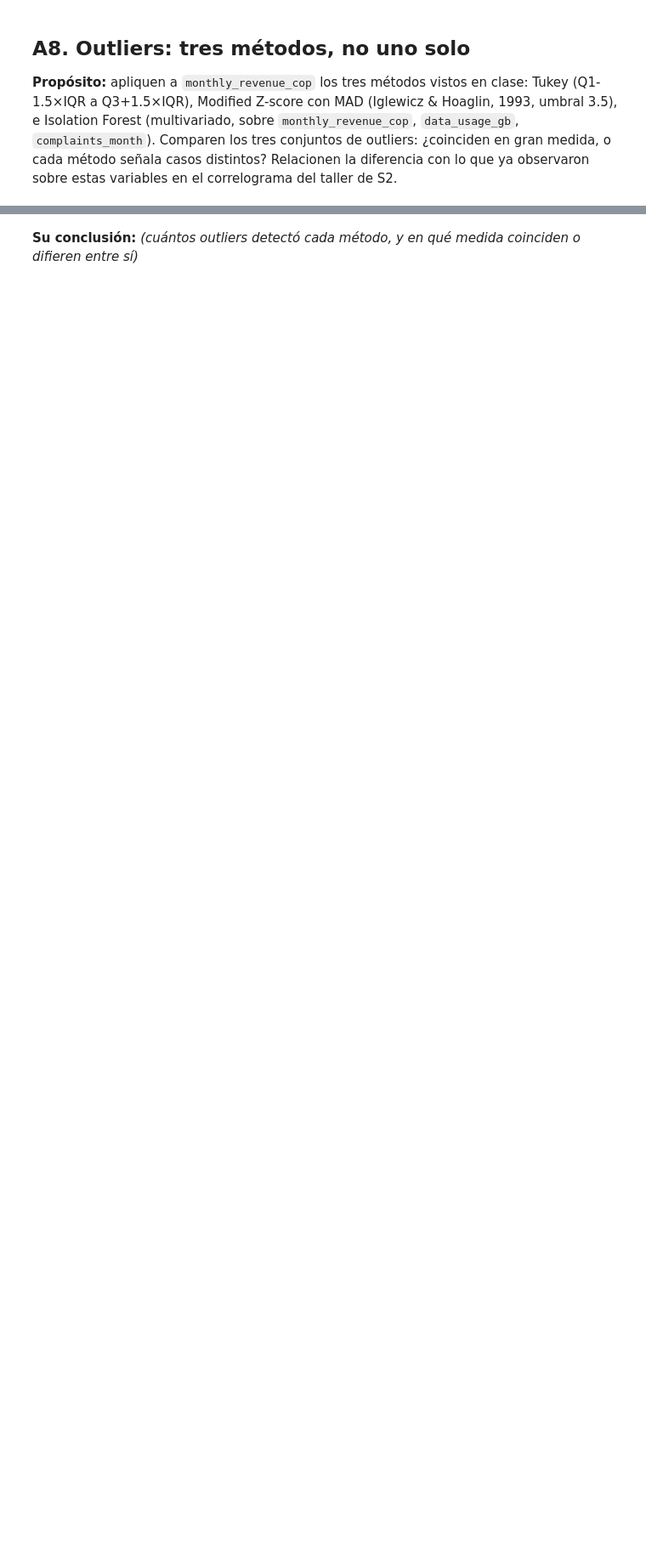
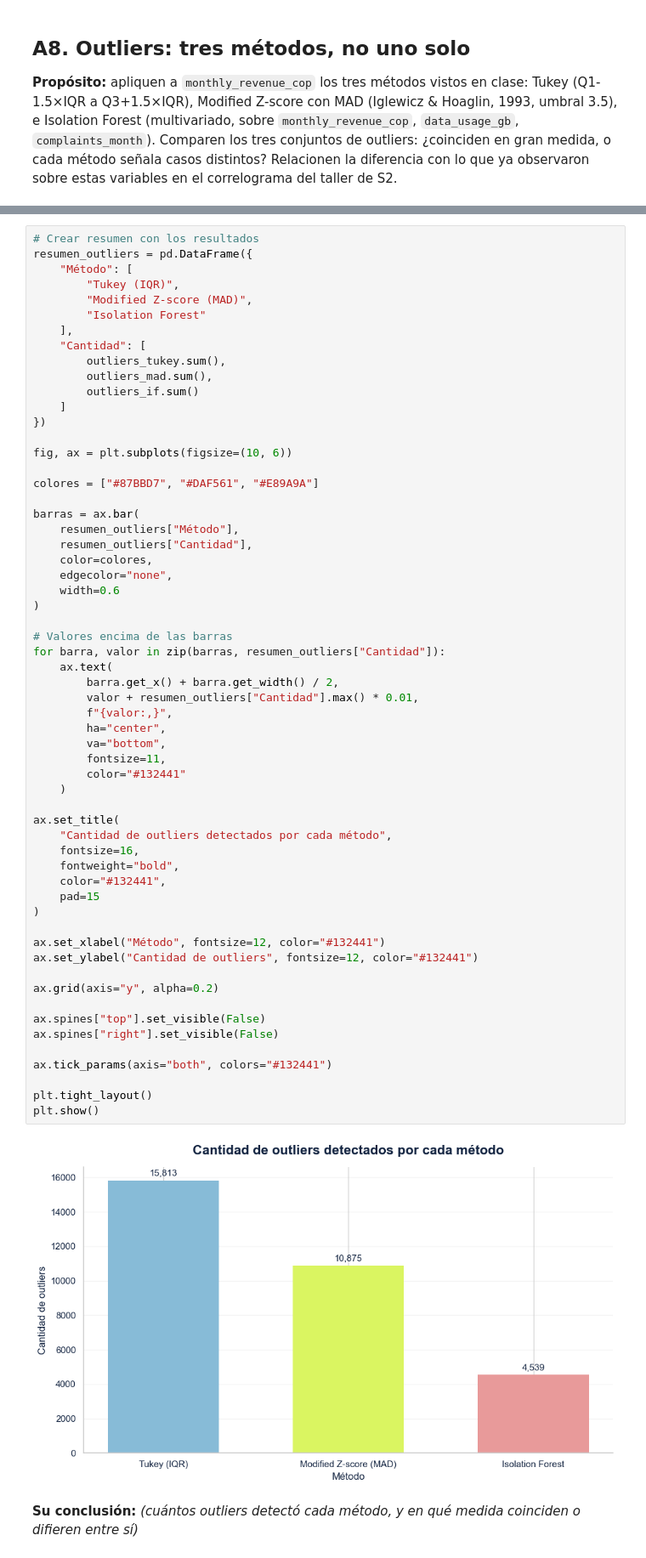
Before and after one commit to jp0617/visualizacionAnalisis, a Jupyter notebook: v0.1_s3_dataviz_grupo1.ipynb, the cells around one changed output, grey strips where cells are left out. Shown at 85% size. Drawn from its saved outputs; the diff is of its cells as text; blank space fills up the shorter version.

```diff
--- a/v0.1_s3_dataviz_grupo1.ipynb
+++ b/v0.1_s3_dataviz_grupo1.ipynb
@@ -465,3 +622,64 @@ Duplicados eliminados: 1355
+# %%
+# Crear resumen con los resultados
+resumen_outliers = pd.DataFrame({
+    "Método": [
+        "Tukey (IQR)",
+        "Modified Z-score (MAD)",
+        "Isolation Forest"
+    ],
+    "Cantidad": [
+        outliers_tukey.sum(),
+        outliers_mad.sum(),
+        outliers_if.sum()
+    ]
+})
+
+fig, ax = plt.subplots(figsize=(10, 6))
+
+colores = ["#87BBD7", "#DAF561", "#E89A9A"]
+
+barras = ax.bar(
+    resumen_outliers["Método"],
+    resumen_outliers["Cantidad"],
+    color=colores,
+    edgecolor="none",
+    width=0.6
+)
+
+# Valores encima de las barras
+for barra, valor in zip(barras, resumen_outliers["Cantidad"]):
+    ax.text(
+        barra.get_x() + barra.get_width() / 2,
+        valor + resumen_outliers["Cantidad"].max() * 0.01,
+        f"{valor:,}",
+        ha="center",
+        va="bottom",
+        fontsize=11,
+        color="#132441"
+    )
+
+ax.set_title(
+    "Cantidad de outliers detectados por cada método",
+    fontsize=16,
+    fontweight="bold",
+    color="#132441",
+    pad=15
+)
+
+ax.set_xlabel("Método", fontsize=12, color="#132441")
+ax.set_ylabel("Cantidad de outliers", fontsize=12, color="#132441")
+
+ax.grid(axis="y", alpha=0.2)
+
+ax.spines["top"].set_visible(False)
+ax.spines["right"].set_visible(False)
+
+ax.tick_params(axis="both", colors="#132441")
+
+plt.tight_layout()
+plt.show()
+# %% [output]
+[figure, added]
 # %% [markdown]
 **Su conclusión:** _(cuántos outliers detectó cada método, y en qué medida coinciden o difieren entre sí)_
 # %% [markdown]
```
Also changed, not shown: parts of 19 cells of this notebook.
